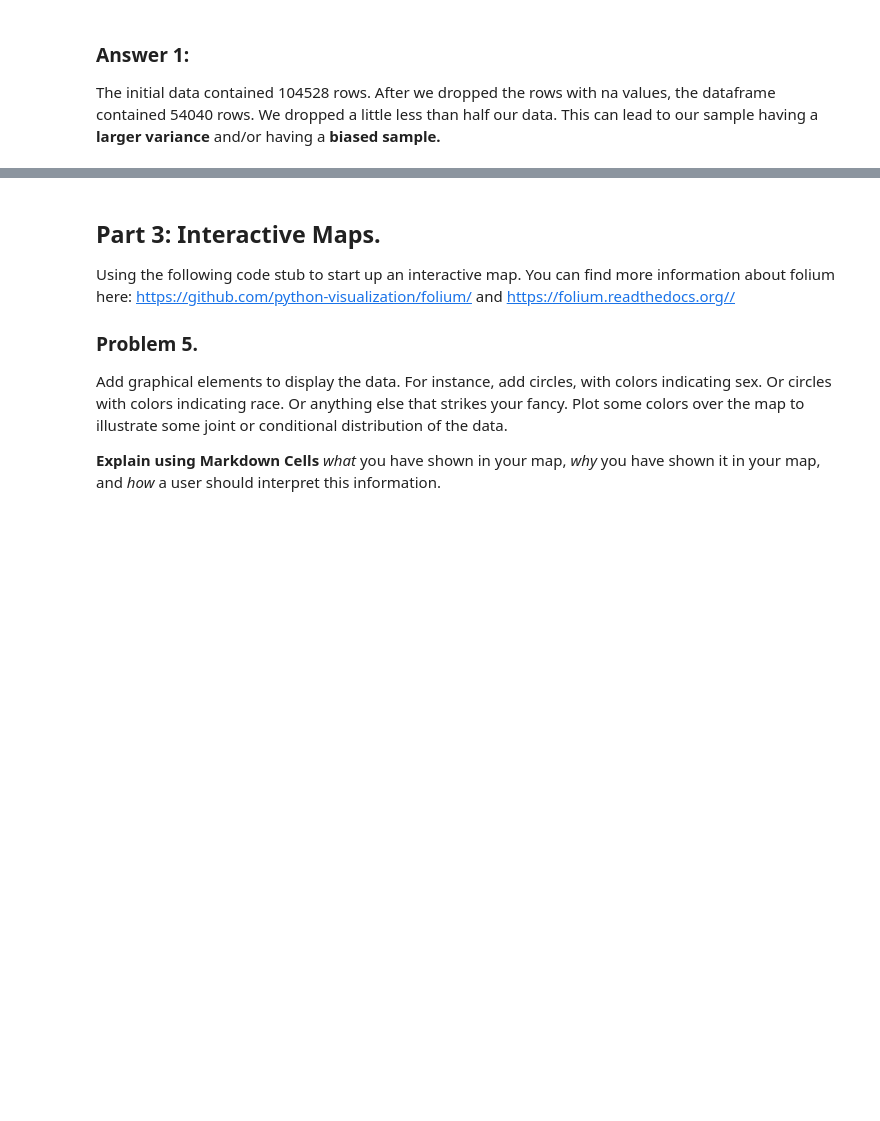
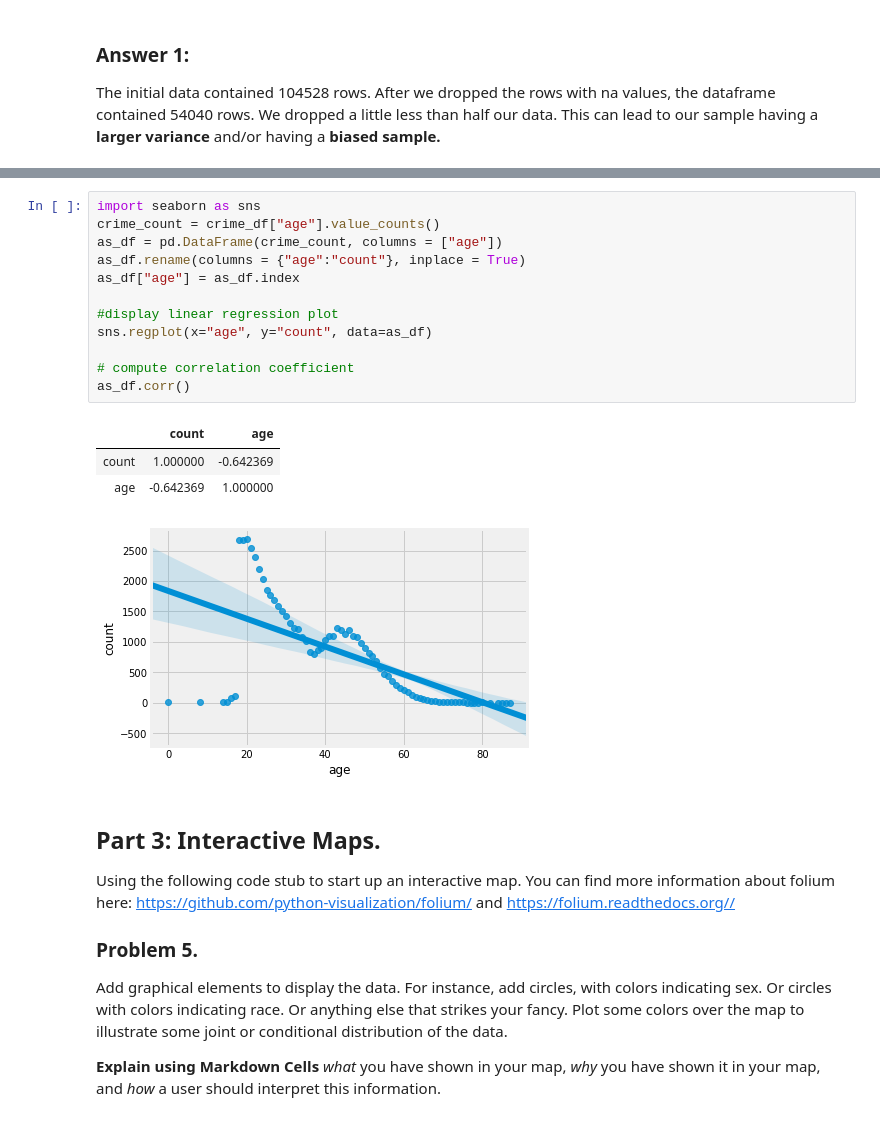
Before and after one commit to thegerrit/data_science, a Jupyter notebook: project3/Project3.ipynb, the cells around one changed output, grey strips where cells are left out. Saved outputs shown, nothing was run; the diff lists cells and outputs as text; blank space fills up the shorter version.

```diff
--- a/project3/Project3.ipynb
+++ b/project3/Project3.ipynb
@@ -238,3 +308,20 @@ Show me one other interesting thing about the data.  It can be anything you find
+# %%
+import seaborn as sns
+crime_count = crime_df["age"].value_counts()
+as_df = pd.DataFrame(crime_count, columns = ["age"])
+as_df.rename(columns = {"age":"count"}, inplace = True)
+as_df["age"] = as_df.index
+
+#display linear regression plot
+sns.regplot(x="age", y="count", data=as_df)
+
+# compute correlation coefficient
+as_df.corr()
+# %% [output]
+|  | count | age |
+| count | 1.000000 | -0.642369 |
+| age | -0.642369 | 1.000000 |
+[figure, added]
 # %% [markdown]
 ## Part 3: Interactive Maps.
 
```
Also changed, not shown: parts of 20 cells of this notebook, 2 other files.
